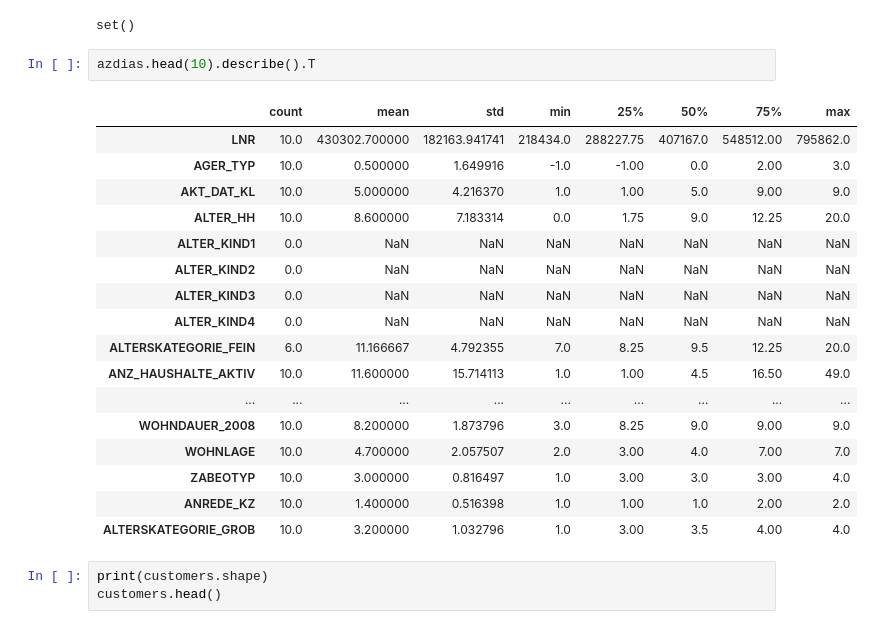
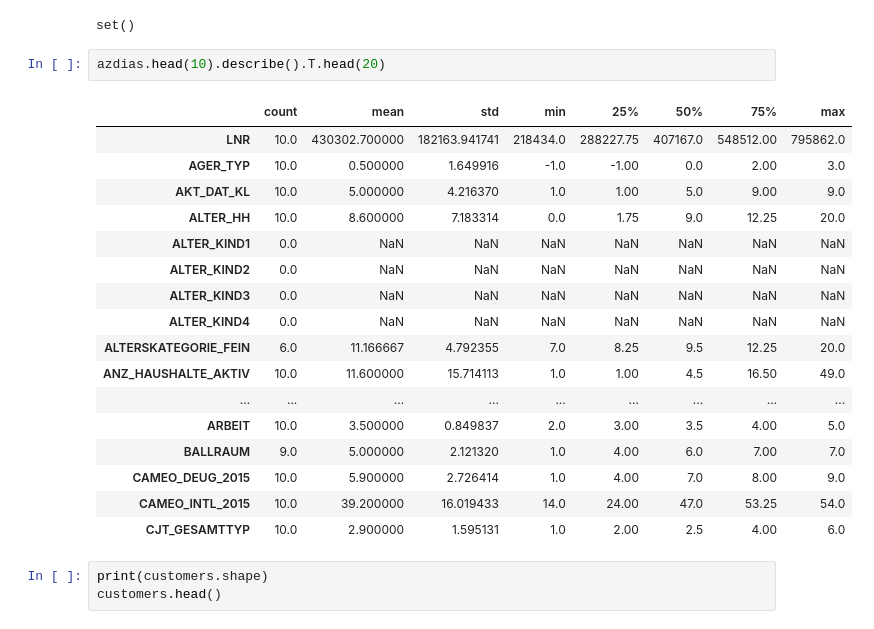
Before and after one commit to mfgriffin467/aws_udacity_mle_capstone, a Jupyter notebook: Arvato Project Workbook.ipynb, the cells around one changed output. Saved outputs shown, nothing was run; the diff lists cells and outputs as text.

```diff
--- a/Arvato Project Workbook.ipynb
+++ b/Arvato Project Workbook.ipynb
@@ -111,25 +111,25 @@ set(azdias.columns) - set(customers.columns)
 # %% [output]
 set()
 # %%
-azdias.head(10).describe().T
+azdias.head(10).describe().T.head(20)
 # %% [output]
 |  | count | mean | std | min | 25% | 50% | 75% | max |
 | LNR | 10.0 | 430302.700000 | 182163.941741 | 218434.0 | 288227.75 | 407167.0 | 548512.00 | 795862.0 |
 | AGER_TYP | 10.0 | 0.500000 | 1.649916 | -1.0 | -1.00 | 0.0 | 2.00 | 3.0 |
 | AKT_DAT_KL | 10.0 | 5.000000 | 4.216370 | 1.0 | 1.00 | 5.0 | 9.00 | 9.0 |
 | ALTER_HH | 10.0 | 8.600000 | 7.183314 | 0.0 | 1.75 | 9.0 | 12.25 | 20.0 |
 | ALTER_KIND1 | 0.0 | NaN | NaN | NaN | NaN | NaN | NaN | NaN |
 | ALTER_KIND2 | 0.0 | NaN | NaN | NaN | NaN | NaN | NaN | NaN |
 | ALTER_KIND3 | 0.0 | NaN | NaN | NaN | NaN | NaN | NaN | NaN |
 | ALTER_KIND4 | 0.0 | NaN | NaN | NaN | NaN | NaN | NaN | NaN |
 | ALTERSKATEGORIE_FEIN | 6.0 | 11.166667 | 4.792355 | 7.0 | 8.25 | 9.5 | 12.25 | 20.0 |
 | ANZ_HAUSHALTE_AKTIV | 10.0 | 11.600000 | 15.714113 | 1.0 | 1.00 | 4.5 | 16.50 | 49.0 |
 | ... | ... | ... | ... | ... | ... | ... | ... | ... |
-| WOHNDAUER_2008 | 10.0 | 8.200000 | 1.873796 | 3.0 | 8.25 | 9.0 | 9.00 | 9.0 |
-| WOHNLAGE | 10.0 | 4.700000 | 2.057507 | 2.0 | 3.00 | 4.0 | 7.00 | 7.0 |
-| ZABEOTYP | 10.0 | 3.000000 | 0.816497 | 1.0 | 3.00 | 3.0 | 3.00 | 4.0 |
-| ANREDE_KZ | 10.0 | 1.400000 | 0.516398 | 1.0 | 1.00 | 1.0 | 2.00 | 2.0 |
-| ALTERSKATEGORIE_GROB | 10.0 | 3.200000 | 1.032796 | 1.0 | 3.00 | 3.5 | 4.00 | 4.0 |
+| ARBEIT | 10.0 | 3.500000 | 0.849837 | 2.0 | 3.00 | 3.5 | 4.00 | 5.0 |
+| BALLRAUM | 9.0 | 5.000000 | 2.121320 | 1.0 | 4.00 | 6.0 | 7.00 | 7.0 |
+| CAMEO_DEUG_2015 | 10.0 | 5.900000 | 2.726414 | 1.0 | 4.00 | 7.0 | 8.00 | 9.0 |
+| CAMEO_INTL_2015 | 10.0 | 39.200000 | 16.019433 | 14.0 | 24.00 | 47.0 | 53.25 | 54.0 |
+| CJT_GESAMTTYP | 10.0 | 2.900000 | 1.595131 | 1.0 | 2.00 | 2.5 | 4.00 | 6.0 |
 # %%
 print(customers.shape)
 customers.head()
```
Also changed, not shown: parts of 1 cell of this notebook, 2 other files.
